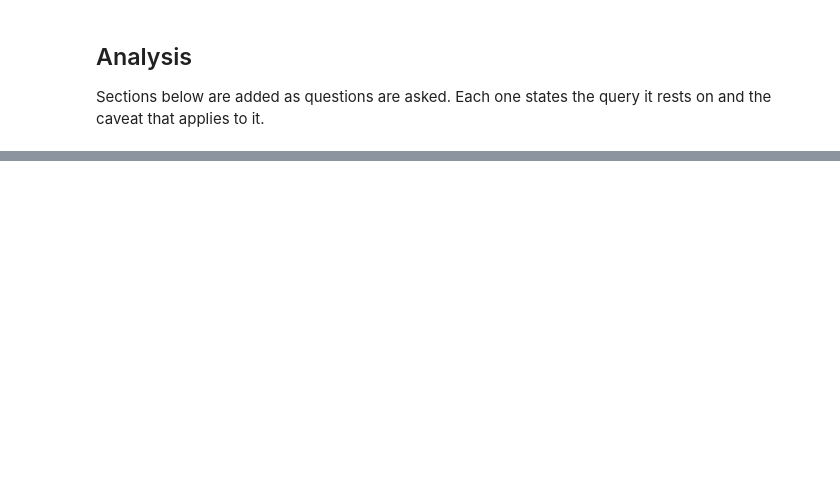
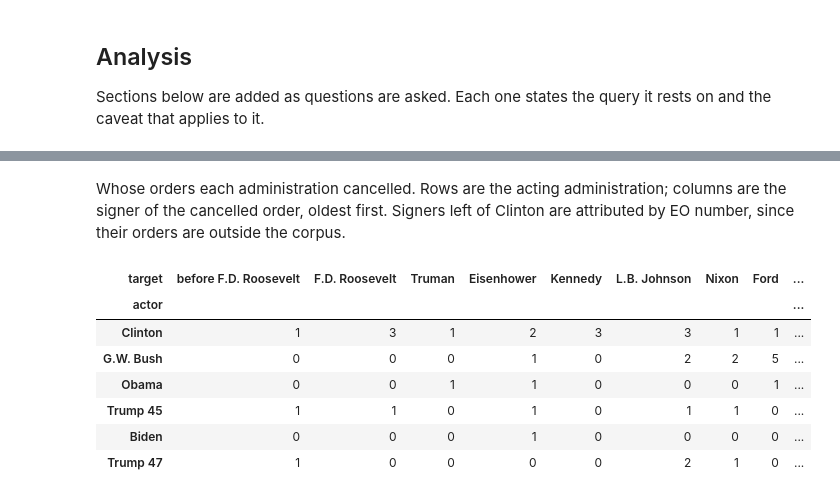
Before and after one commit to DaveKT/EO_Analysis, a Jupyter notebook: notebooks/analysis.ipynb, the cells around one changed output, grey strips where cells are left out. Cells and saved outputs as stored; diff of their text form; code cells hidden in the pictures; blank space fills up the shorter version.

```diff
--- a/notebooks/analysis.ipynb
+++ b/notebooks/analysis.ipynb
@@ -144,0 +276,17 @@ and the caveat that applies to it.
+# %% [markdown]
+Whose orders each administration cancelled. Rows are the acting administration;
+columns are the signer of the cancelled order, oldest first. Signers left of Clinton are
+attributed by EO number, since their orders are outside the corpus.
+# %%
+matrix = (edges.pivot_table(index="actor", columns="target", values="tgt_eo", aggfunc="size", fill_value=0)
+               .reindex(index=ADMINS, columns=[s for s in SIGNERS if s in set(edges.target)], fill_value=0))
+matrix
+# %% [output]
+| target | before F.D. Roosevelt | F.D. Roosevelt | Truman | Eisenhower | Kennedy | L.B. Johnson | Nixon | Ford | ... |
+| actor |  |  |  |  |  |  |  |  | ... |
+| Clinton | 1 | 3 | 1 | 2 | 3 | 3 | 1 | 1 | ... |
+| G.W. Bush | 0 | 0 | 0 | 1 | 0 | 2 | 2 | 5 | ... |
+| Obama | 0 | 0 | 1 | 1 | 0 | 0 | 0 | 1 | ... |
+| Trump 45 | 1 | 1 | 0 | 1 | 0 | 1 | 1 | 0 | ... |
+| Biden | 0 | 0 | 0 | 1 | 0 | 0 | 0 | 0 | ... |
+| Trump 47 | 1 | 0 | 0 | 0 | 0 | 2 | 1 | 0 | ... |
```
Also changed, not shown: parts of 8 cells of this notebook, 11 other files.
